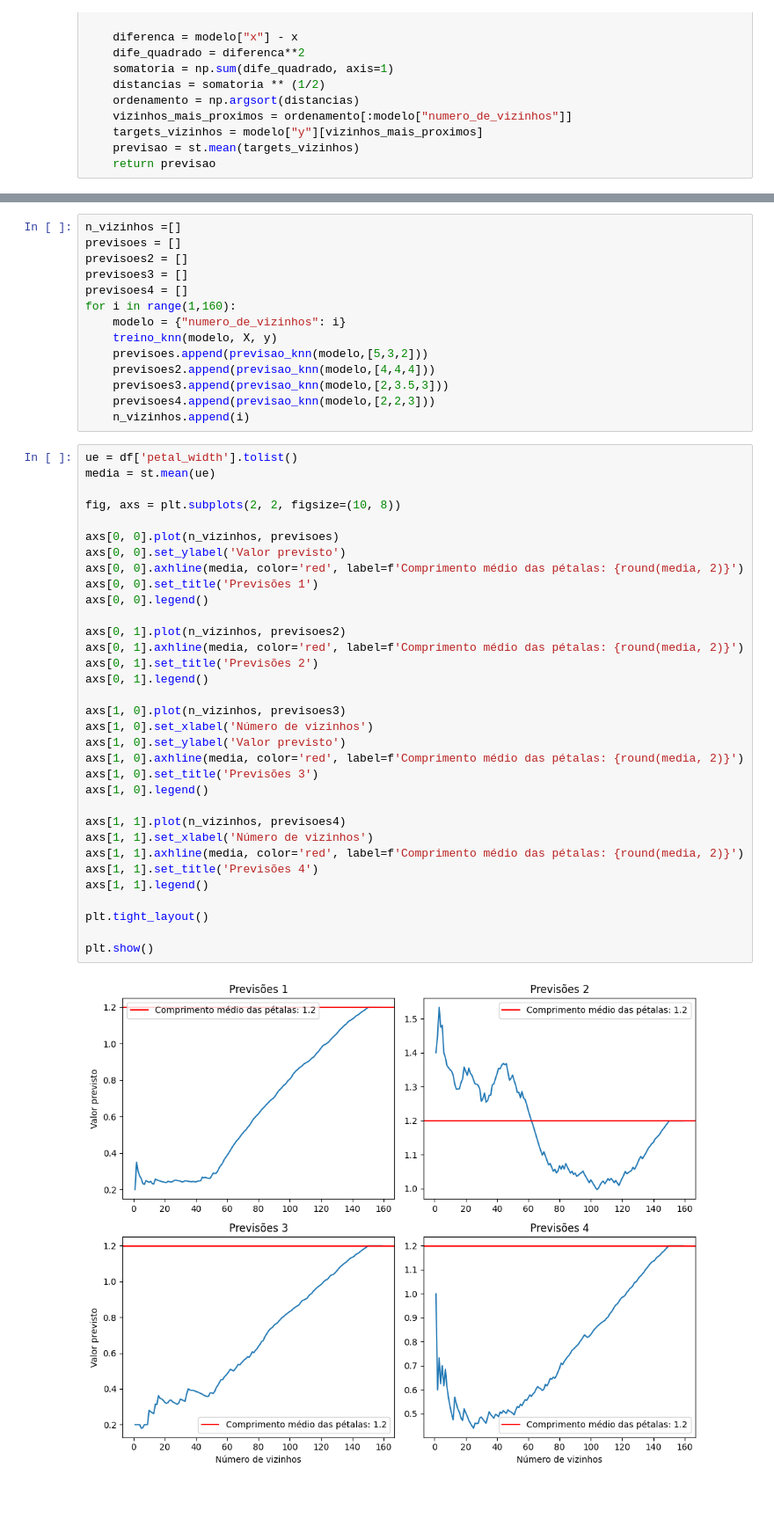
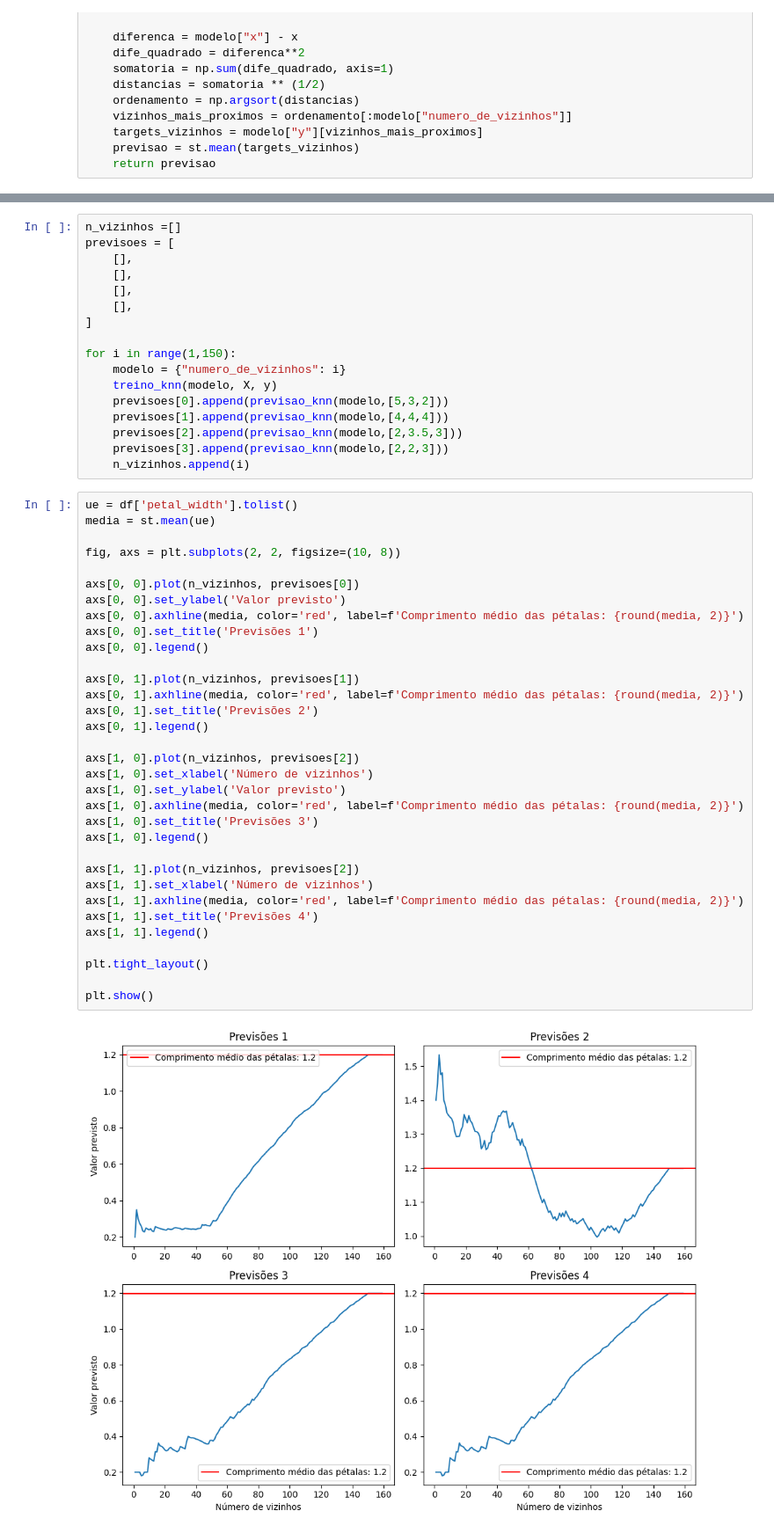
Before and after one commit to joseDavid23038/Aprendizado-de-M-quina, a Jupyter notebook: Tarefas/Modelos 2/Modelos 2.ipynb, the cells around one changed output, grey strips where cells are left out. Shown at 88% size. Cells and saved outputs as stored; diff of their text form; blank space fills up the shorter version.

```diff
--- a/Tarefas/Modelos 2/Modelos 2.ipynb
+++ b/Tarefas/Modelos 2/Modelos 2.ipynb
@@ -91,52 +94,55 @@ def previsao_knn(modelo, x):
 # %%
 n_vizinhos =[]
-previsoes = []
-previsoes2 = []
-previsoes3 = []
-previsoes4 = []
-for i in range(1,160):
+previsoes = [
+    [],
+    [],
+    [],
+    [],
+]
+
+for i in range(1,150):
     modelo = {"numero_de_vizinhos": i}
     treino_knn(modelo, X, y)
-    previsoes.append(previsao_knn(modelo,[5,3,2]))
-    previsoes2.append(previsao_knn(modelo,[4,4,4]))
-    previsoes3.append(previsao_knn(modelo,[2,3.5,3]))
-    previsoes4.append(previsao_knn(modelo,[2,2,3]))
+    previsoes[0].append(previsao_knn(modelo,[5,3,2]))
+    previsoes[1].append(previsao_knn(modelo,[4,4,4]))
+    previsoes[2].append(previsao_knn(modelo,[2,3.5,3]))
+    previsoes[3].append(previsao_knn(modelo,[2,2,3]))
     n_vizinhos.append(i)
 # %%
 ue = df['petal_width'].tolist()
 media = st.mean(ue)
 
 fig, axs = plt.subplots(2, 2, figsize=(10, 8))
 
-axs[0, 0].plot(n_vizinhos, previsoes)
+axs[0, 0].plot(n_vizinhos, previsoes[0])
 axs[0, 0].set_ylabel('Valor previsto')
 axs[0, 0].axhline(media, color='red', label=f'Comprimento médio das pétalas: {round(media, 2)}')
 axs[0, 0].set_title('Previsões 1')
 axs[0, 0].legend()
 
-axs[0, 1].plot(n_vizinhos, previsoes2)
+axs[0, 1].plot(n_vizinhos, previsoes[1])
 axs[0, 1].axhline(media, color='red', label=f'Comprimento médio das pétalas: {round(media, 2)}')
 axs[0, 1].set_title('Previsões 2')
 axs[0, 1].legend()
 
-axs[1, 0].plot(n_vizinhos, previsoes3)
+axs[1, 0].plot(n_vizinhos, previsoes[2])
 axs[1, 0].set_xlabel('Número de vizinhos')
 axs[1, 0].set_ylabel('Valor previsto')
 axs[1, 0].axhline(media, color='red', label=f'Comprimento médio das pétalas: {round(media, 2)}')
 axs[1, 0].set_title('Previsões 3')
 axs[1, 0].legend()
 
-axs[1, 1].plot(n_vizinhos, previsoes4)
+axs[1, 1].plot(n_vizinhos, previsoes[2])
 axs[1, 1].set_xlabel('Número de vizinhos')
 axs[1, 1].axhline(media, color='red', label=f'Comprimento médio das pétalas: {round(media, 2)}')
 axs[1, 1].set_title('Previsões 4')
 axs[1, 1].legend()
 
 plt.tight_layout()
 
 plt.show()
 # %% [output]
-[figure, old version]
+[figure, new version]
 # %% [markdown]
 ### Referências:
 
```
Also changed, not shown: parts of 3 cells of this notebook.
